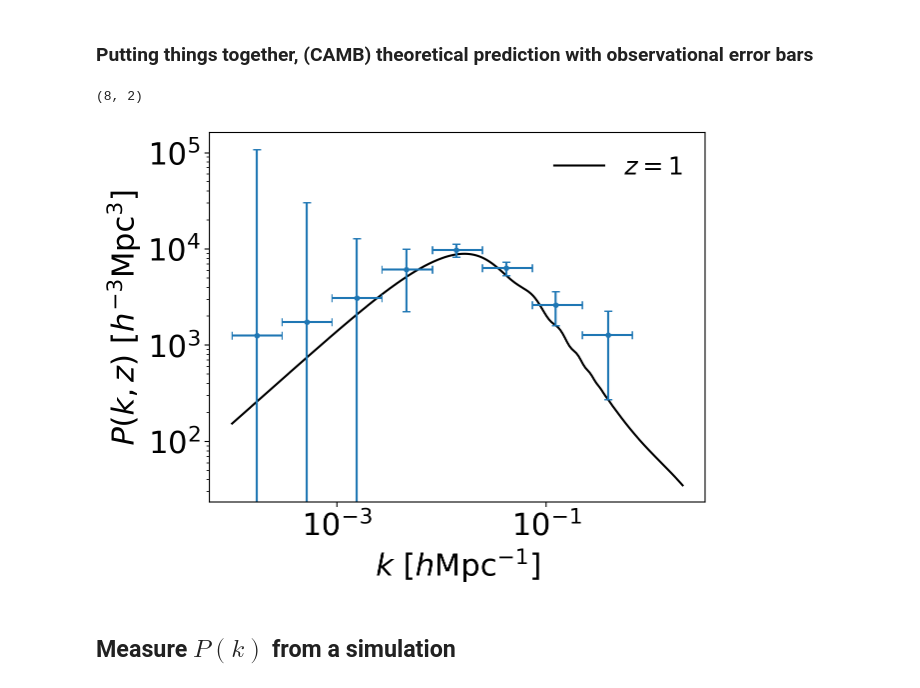
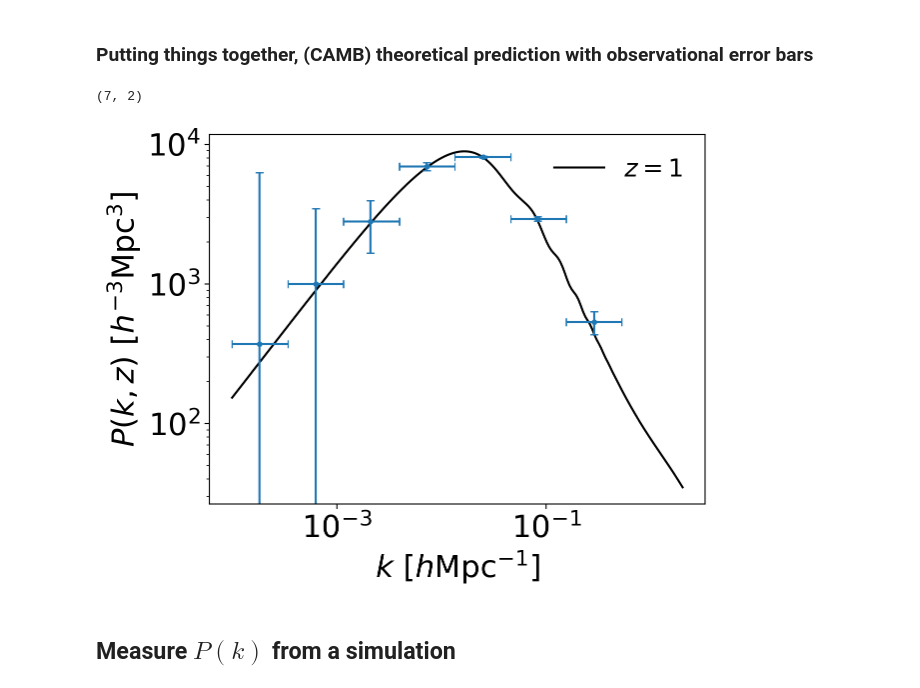
Before and after one commit to cmatties/CAMB-Workbook, a Jupyter notebook: Linear_Matter_PowerSpectrum_Pk_theory_to_observation.ipynb, the cells around one changed output. Drawn from its saved outputs; the diff is of its cells as text; code cells hidden in the pictures.

```diff
--- a/Linear_Matter_PowerSpectrum_Pk_theory_to_observation.ipynb
+++ b/Linear_Matter_PowerSpectrum_Pk_theory_to_observation.ipynb
@@ -89,8 +89,9 @@ nr_k_points=200
 pars.set_matter_power(redshifts=redshift_snaphots, kmax=2*kmax)
 
 surveyParams = {
-    'dz' : .1,
-    'z' : 1,
-    'omSurvey' : 1,
-    'n_objects' : 1e-3
+    'dz' : 3,
+    'z' : 2,
+    'omSurvey' : 20000, #Survey area, deg^2
+    'n_objects' : 1e-2
 }
+surveyParams['f_sky'] = surveyParams['omSurvey']*(math.pi/180)**2/(4*math.pi)
@@ -208,17 +211,17 @@ def get_Pk_errorbars(k, pk_theory, mink : float = None, maxk : float = None,
 # %%
 fig,ax=plt.subplots()
 for i, (redshift, line) in enumerate(zip(z,['-','--'])):
     ax.loglog(kh, pk_nonlin[i,:], color='k', ls = line, label=r'$z=%d$'%redshift)
-    errorbars = get_Pk_errorbars(kh, pk_nonlin[i,:], mink = 1e-4, maxk = 1, dk_k = 2, cosmoParams = pars, surveyParams = surveyParams)
+    errorbars = get_Pk_errorbars(kh, pk_nonlin[i,:], mink = 1e-4, maxk = 1, dk_k = 2.4, cosmoParams = pars, surveyParams = surveyParams)
     print(errorbars[:,3:].shape)
     ax.errorbar(errorbars[:,0], errorbars[:,1], yerr = errorbars[:,2], xerr = [errorbars[:,3],errorbars[:,4]],
                 marker='.', ls='none', capsize=3)
 ax.set_xlabel(r'$k\,\,[h\mathrm{Mpc}^{-1}]$')
 ax.set_ylabel(r'$P(k,z)\,\,[h^{-3}\mathrm{Mpc}^3]$')
 ax.legend(frameon=False,fontsize=18)
 plt.show()
 # %% [output]
-(8, 2)
+(7, 2)
-[figure, old version]
+[figure, new version]
 # %% [markdown]
 ## Measure $P(k)$ from a simulation
```
Also changed, not shown: parts of 1 cell of this notebook.
